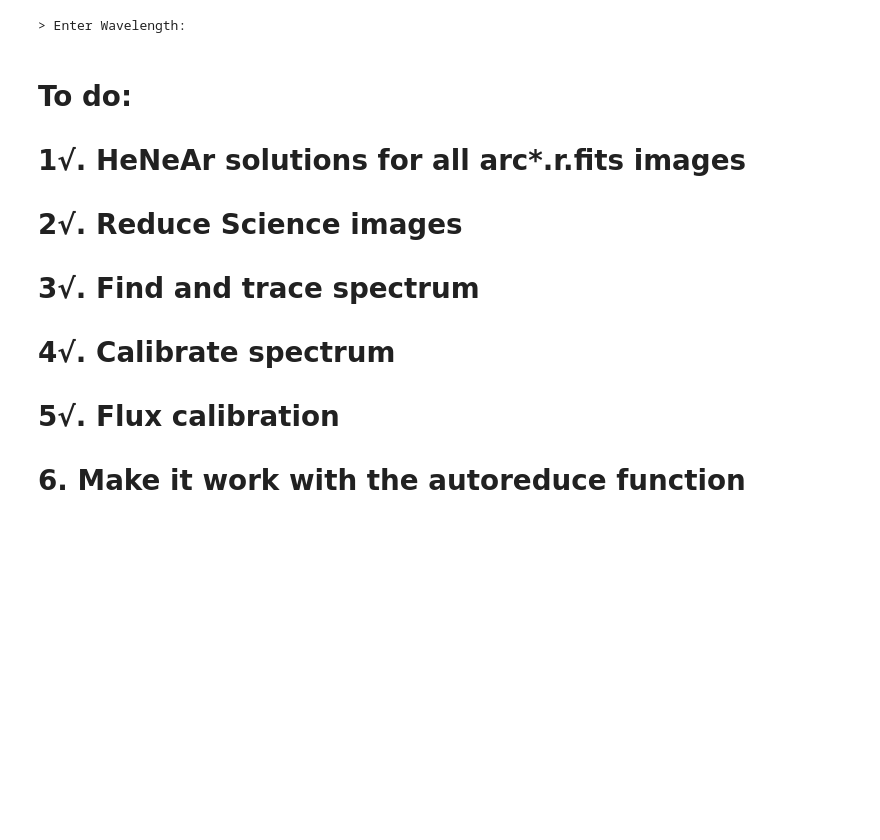
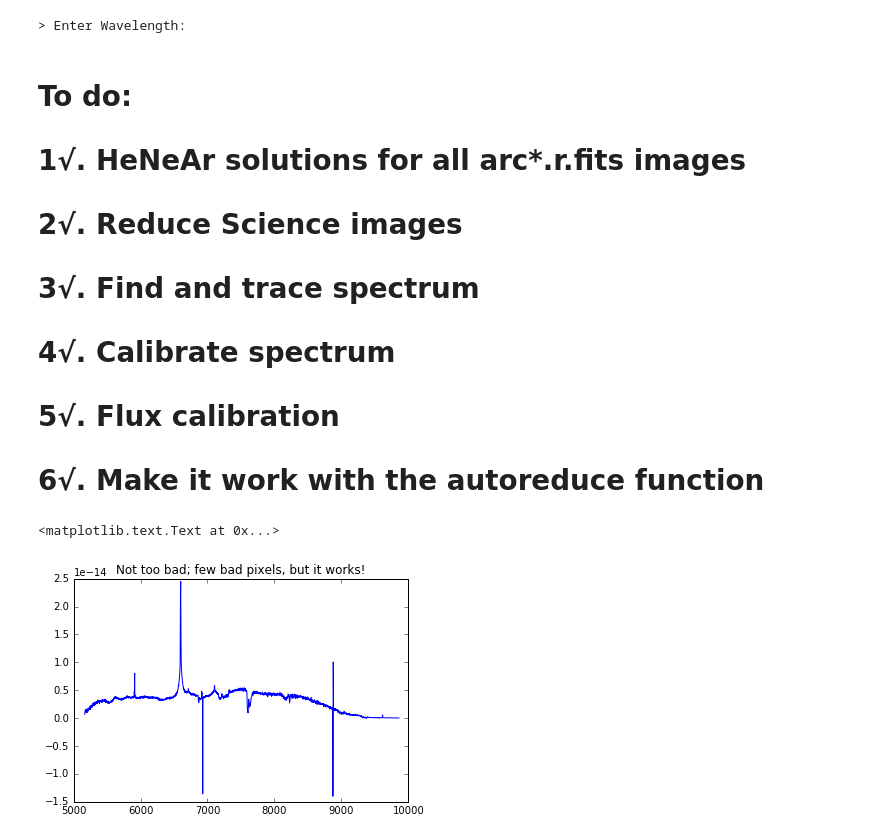
Before and after one commit to tzdwi/SN2009ip_PyDIS, a Jupyter notebook: PyDIS Practice.ipynb, the cells around one changed output. Drawn from its saved outputs; the diff is of its cells as text; code cells hidden in the pictures; blank space fills up the shorter version.

Commit message:
autoreduce added

```diff
--- a/PyDIS Practice.ipynb
+++ b/PyDIS Practice.ipynb
@@ -206,4 +206,15 @@ TypeError: expected non-empty vector for x
 # 3√. Find and trace spectrum
 # 4√. Calibrate spectrum
 # 5√. Flux calibration
-# 6. Make it work with the autoreduce function
+# 6√. Make it work with the autoreduce function
+# %%
+#results from autoreduce:
+wav,flux,err = np.genfromtxt('SN2009ip.0165r.fits.spec',unpack=True)
+# %%
+%matplotlib inline
+
+plt.plot(wav,flux)
+plt.title('Not too bad; few bad pixels, but it works!')
+# %% [output]
+<matplotlib.text.Text at 0x...>
+[figure, added]
```
